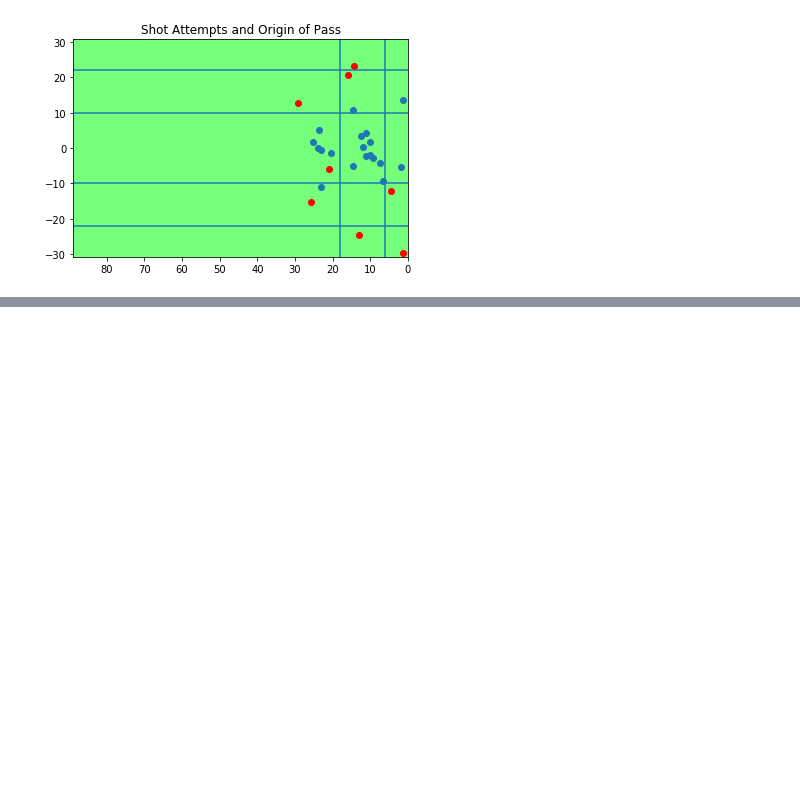
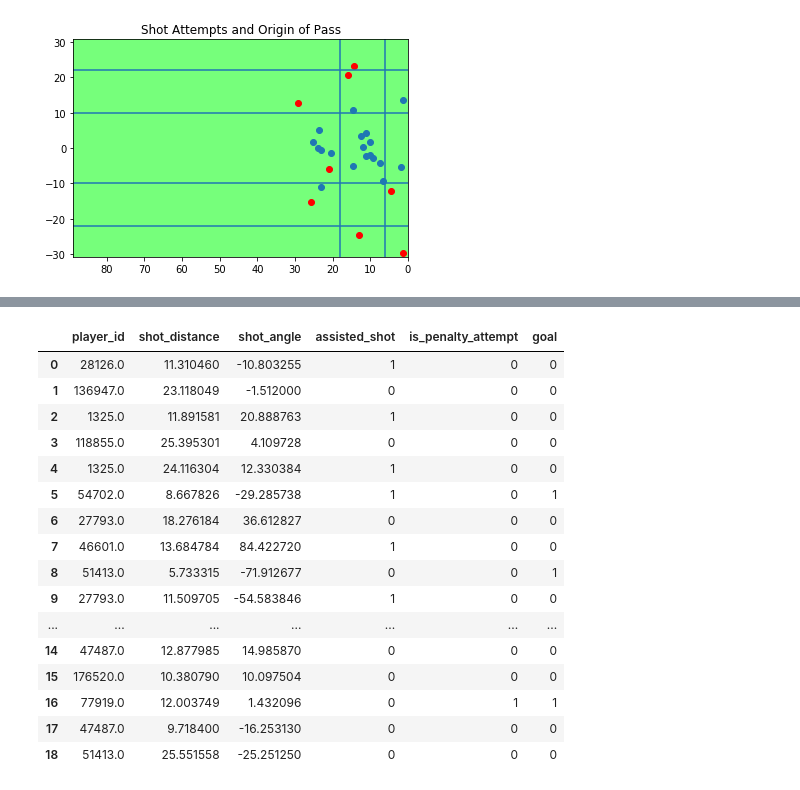
Before and after one commit to d-v-dlee/super_liga_xg, a Jupyter notebook: t_funct_2.ipynb, the cells around one changed output, grey strips where cells are left out. Cells and saved outputs as stored; diff of their text form; code cells hidden in the pictures; blank space fills up the shorter version.

```diff
--- a/t_funct_2.ipynb
+++ b/t_funct_2.ipynb
@@ -196,0 +268,20 @@ ax.set_facecolor('xkcd:lightgreen')
+# %%
+rf_df
+# %% [output]
+|  | player_id | shot_distance | shot_angle | assisted_shot | is_penalty_attempt | goal |
+| 0 | 28126.0 | 11.310460 | -10.803255 | 1 | 0 | 0 |
+| 1 | 136947.0 | 23.118049 | -1.512000 | 0 | 0 | 0 |
+| 2 | 1325.0 | 11.891581 | 20.888763 | 1 | 0 | 0 |
+| 3 | 118855.0 | 25.395301 | 4.109728 | 0 | 0 | 0 |
+| 4 | 1325.0 | 24.116304 | 12.330384 | 1 | 0 | 0 |
+| 5 | 54702.0 | 8.667826 | -29.285738 | 1 | 0 | 1 |
+| 6 | 27793.0 | 18.276184 | 36.612827 | 0 | 0 | 0 |
+| 7 | 46601.0 | 13.684784 | 84.422720 | 1 | 0 | 0 |
+| 8 | 51413.0 | 5.733315 | -71.912677 | 0 | 0 | 1 |
+| 9 | 27793.0 | 11.509705 | -54.583846 | 1 | 0 | 0 |
+| ... | ... | ... | ... | ... | ... | ... |
+| 14 | 47487.0 | 12.877985 | 14.985870 | 0 | 0 | 0 |
+| 15 | 176520.0 | 10.380790 | 10.097504 | 0 | 0 | 0 |
+| 16 | 77919.0 | 12.003749 | 1.432096 | 0 | 1 | 1 |
+| 17 | 47487.0 | 9.718400 | -16.253130 | 0 | 0 | 0 |
+| 18 | 51413.0 | 25.551558 | -25.251250 | 0 | 0 | 0 |
```
Also changed, not shown: parts of 19 cells of this notebook, 2 other files.
